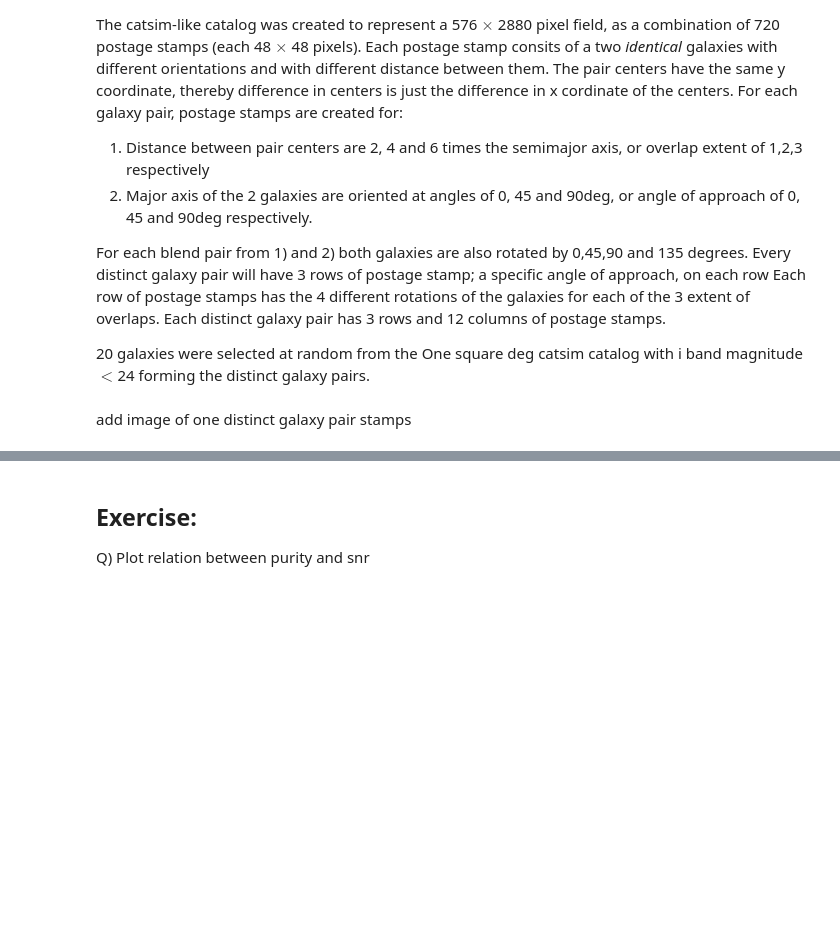
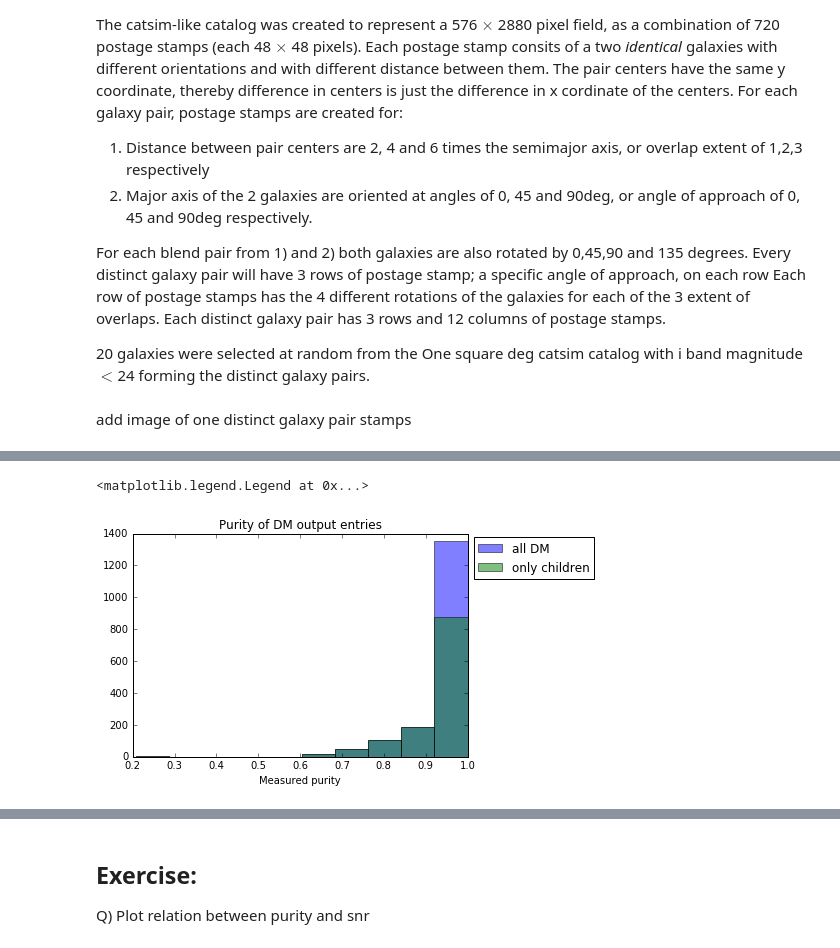
Before and after one commit to LSSTDESC/Blending_tutorial, a Jupyter notebook: Two_galaxy_blends_catalog.ipynb, the cells around one changed output, grey strips where cells are left out. Saved outputs shown, nothing was run; the diff lists cells and outputs as text; code cells hidden in the pictures; blank space fills up the shorter version.

```diff
--- a/Two_galaxy_blends_catalog.ipynb
+++ b/Two_galaxy_blends_catalog.ipynb
@@ -75,0 +118,9 @@ dm_all.add_column(col)
+# %%
+plt.hist(dm_all['purity'], label='all DM', alpha=0.5)
+plt.hist(dm_out['purity'], label='only children', alpha=0.5)
+plt.title("Purity of DM output entries")
+plt.xlabel("Measured purity")
+plt.legend(bbox_to_anchor=(1.,1.01), loc=2)
+# %% [output]
+<matplotlib.legend.Legend at 0x...>
+[figure, added]
```
Also changed, not shown: parts of 21 cells of this notebook.
